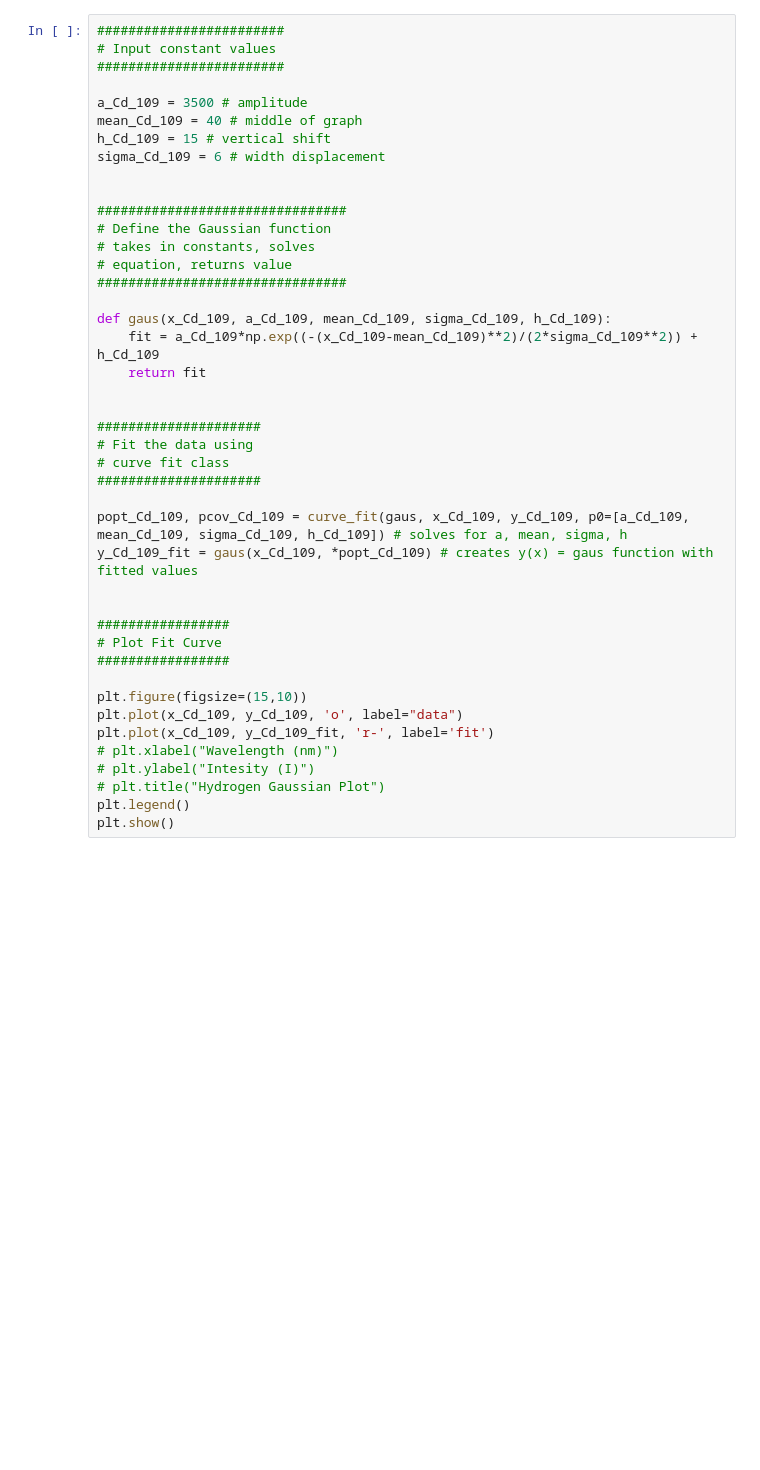
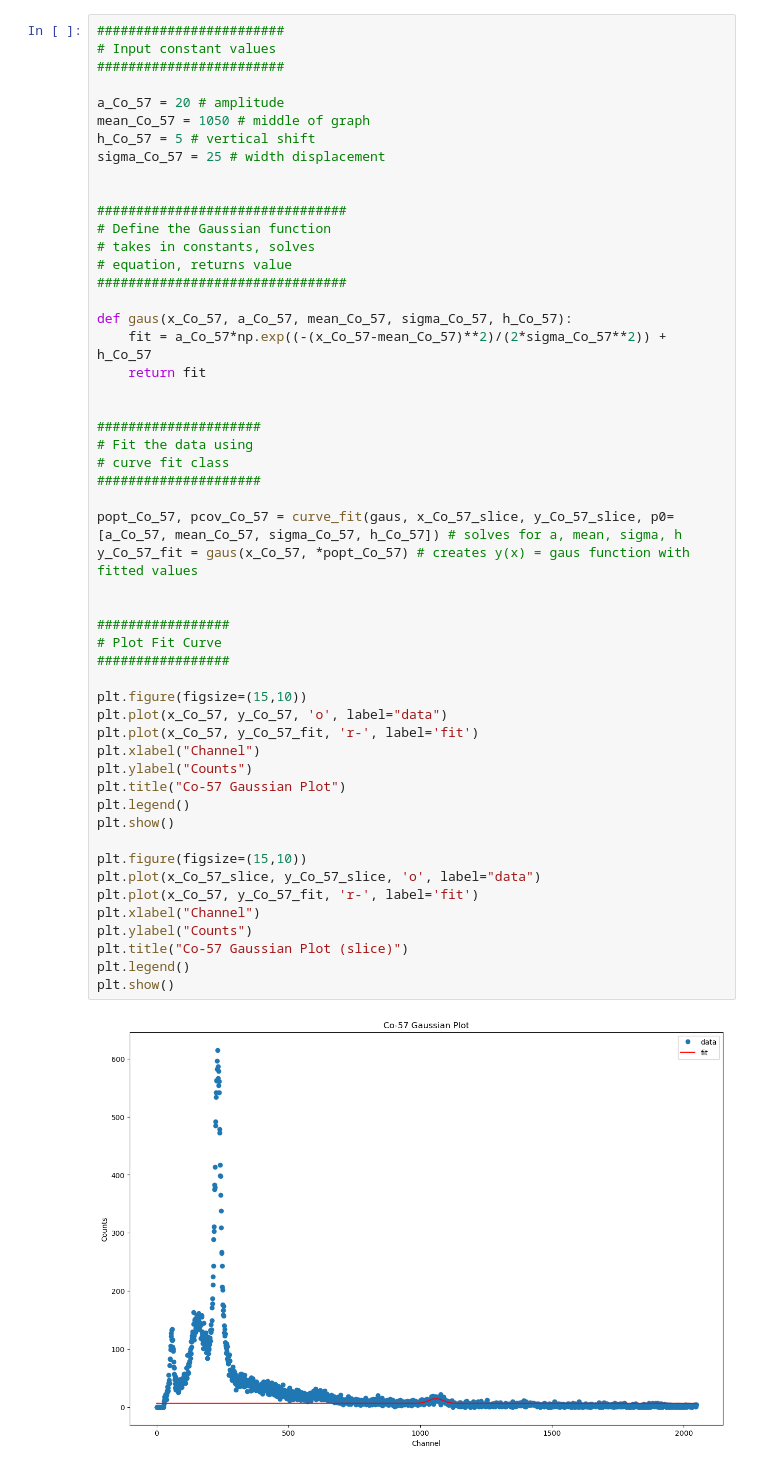
Before and after one commit to ethan-ryan-gh/gam-spec, a Jupyter notebook: Co_57_Analysis.ipynb, the cells around one changed output. Drawn from its saved outputs; the diff is of its cells as text; blank space fills up the shorter version.

Commit message:
Complete Analysis
I have solved the gaussians and solved for the energy and its uncertainty.

```diff
--- a/Co_57_Analysis.ipynb
+++ b/Co_57_Analysis.ipynb
@@ -40,43 +50,54 @@ plt.show()
 # %%
 ########################
 # Input constant values
 ########################
 
-a_Cd_109 = 3500 # amplitude
-mean_Cd_109 = 40 # middle of graph
-h_Cd_109 = 15 # vertical shift
-sigma_Cd_109 = 6 # width displacement
+a_Co_57 = 20 # amplitude
+mean_Co_57 = 1050 # middle of graph
+h_Co_57 = 5 # vertical shift
+sigma_Co_57 = 25 # width displacement
 
 
 ################################
 # Define the Gaussian function
 # takes in constants, solves
 # equation, returns value
 ################################
 
-def gaus(x_Cd_109, a_Cd_109, mean_Cd_109, sigma_Cd_109, h_Cd_109):
-    fit = a_Cd_109*np.exp((-(x_Cd_109-mean_Cd_109)**2)/(2*sigma_Cd_109**2)) + h_Cd_109
+def gaus(x_Co_57, a_Co_57, mean_Co_57, sigma_Co_57, h_Co_57):
+    fit = a_Co_57*np.exp((-(x_Co_57-mean_Co_57)**2)/(2*sigma_Co_57**2)) + h_Co_57
     return fit
 
 
 #####################
 # Fit the data using
 # curve fit class
 #####################
 
-popt_Cd_109, pcov_Cd_109 = curve_fit(gaus, x_Cd_109, y_Cd_109, p0=[a_Cd_109, mean_Cd_109, sigma_Cd_109, h_Cd_109]) # solves for a, mean, sigma, h
-y_Cd_109_fit = gaus(x_Cd_109, *popt_Cd_109) # creates y(x) = gaus function with fitted values
+popt_Co_57, pcov_Co_57 = curve_fit(gaus, x_Co_57_slice, y_Co_57_slice, p0=[a_Co_57, mean_Co_57, sigma_Co_57, h_Co_57]) # solves for a, mean, sigma, h
+y_Co_57_fit = gaus(x_Co_57, *popt_Co_57) # creates y(x) = gaus function with fitted values
 
 
 #################
 # Plot Fit Curve
 #################
 
 plt.figure(figsize=(15,10))
-plt.plot(x_Cd_109, y_Cd_109, 'o', label="data")
-plt.plot(x_Cd_109, y_Cd_109_fit, 'r-', label='fit')
-# plt.xlabel("Wavelength (nm)")
-# plt.ylabel("Intesity (I)")
-# plt.title("Hydrogen Gaussian Plot")
+plt.plot(x_Co_57, y_Co_57, 'o', label="data")
+plt.plot(x_Co_57, y_Co_57_fit, 'r-', label='fit')
+plt.xlabel("Channel")
+plt.ylabel("Counts")
+plt.title("Co-57 Gaussian Plot")
 plt.legend()
 plt.show()
+
+plt.figure(figsize=(15,10))
+plt.plot(x_Co_57_slice, y_Co_57_slice, 'o', label="data")
+plt.plot(x_Co_57, y_Co_57_fit, 'r-', label='fit')
+plt.xlabel("Channel")
+plt.ylabel("Counts")
+plt.title("Co-57 Gaussian Plot (slice)")
+plt.legend()
+plt.show()
+# %% [output]
+[figure, added]
```
Also changed, not shown: parts of 3 cells of this notebook, 7 other files.
